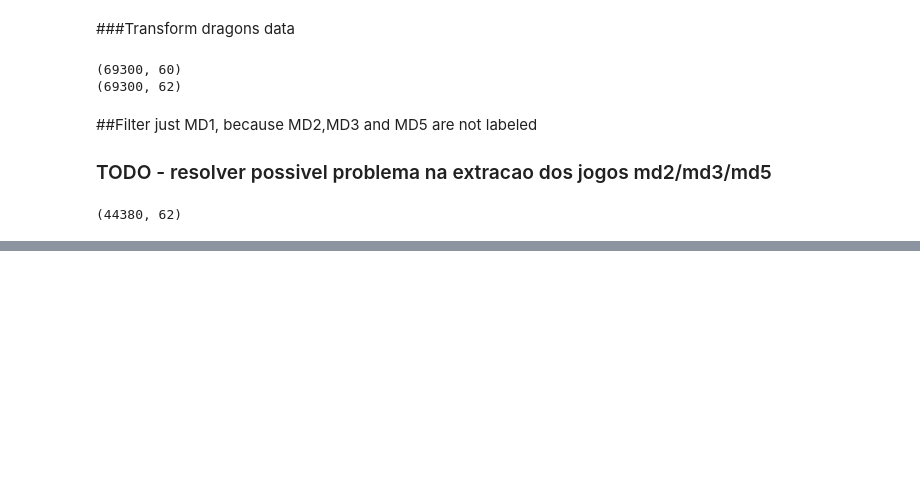
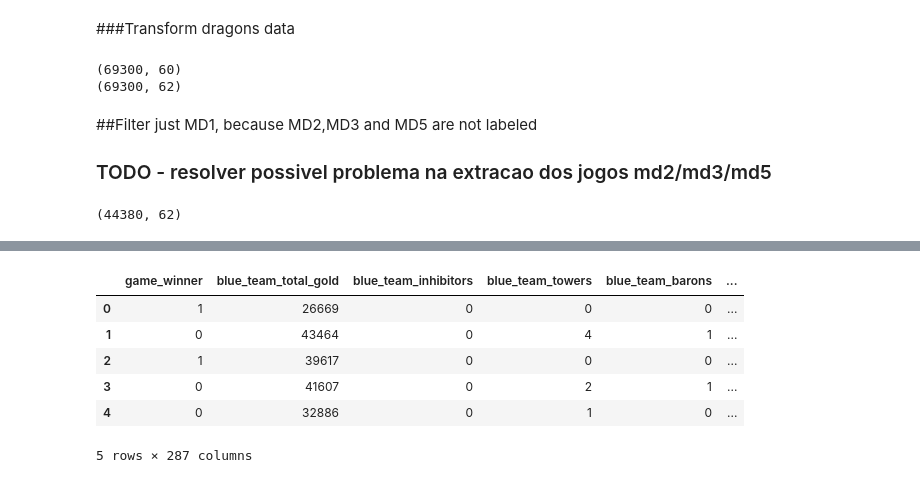
Before and after one commit to brendontj/tcc-lol-stats, a Jupyter notebook: LOL_Stats.ipynb, the cells around one changed output, grey strips where cells are left out. Cells and saved outputs as stored; diff of their text form; code cells hidden in the pictures; blank space fills up the shorter version.

```diff
--- a/LOL_Stats.ipynb
+++ b/LOL_Stats.ipynb
@@ -413,0 +488,11 @@ print(df_5_minutes.head())
+# %%
+df_5_minutes = move_columns(df_5_minutes, ['game_winner'], 0)
+df_5_minutes.head()
+# %% [output]
+|  | game_winner | blue_team_total_gold | blue_team_inhibitors | blue_team_towers | blue_team_barons | ... |
+| 0 | 1 | 26669 | 0 | 0 | 0 | ... |
+| 1 | 0 | 43464 | 0 | 4 | 1 | ... |
+| 2 | 1 | 39617 | 0 | 0 | 0 | ... |
+| 3 | 0 | 41607 | 0 | 2 | 1 | ... |
+| 4 | 0 | 32886 | 0 | 1 | 0 | ... |
+5 rows × 287 columns
```
Also changed, not shown: parts of 10 cells of this notebook.
